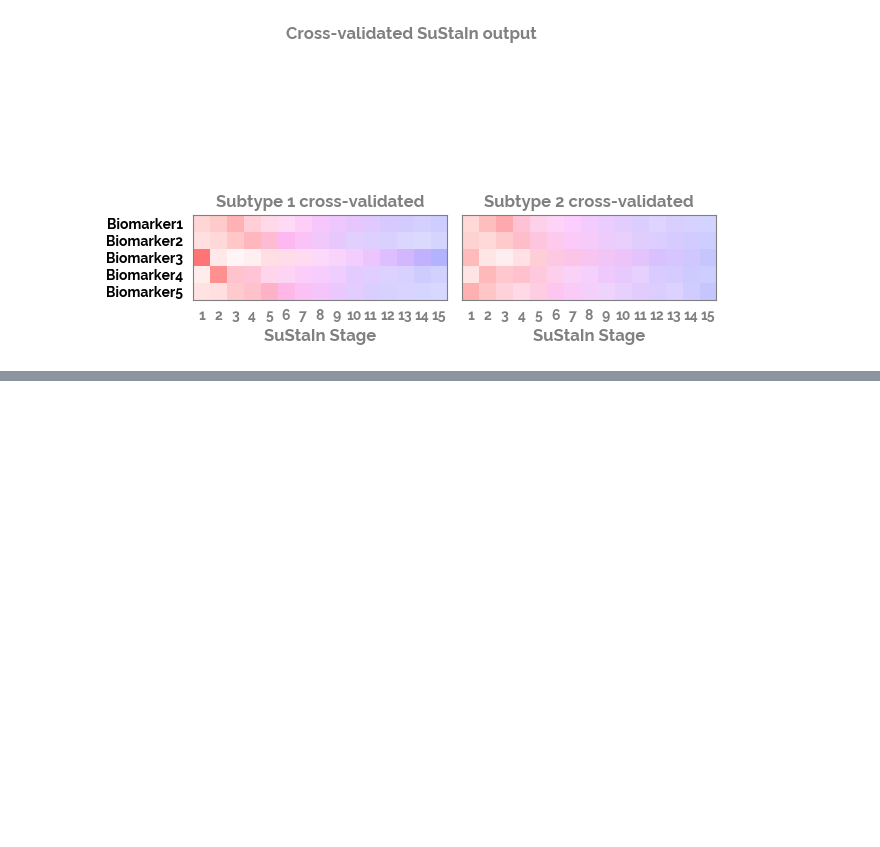
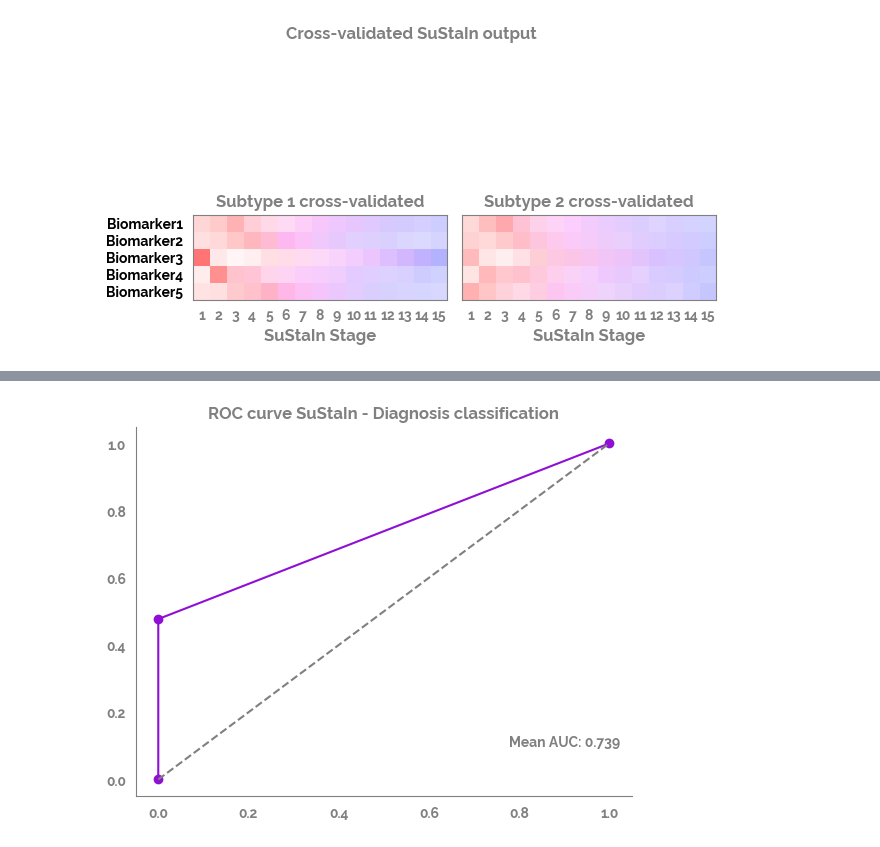
Before and after one commit to jameshtwose/Data-Science, a Jupyter notebook: Machine_learning/SuStaIn.ipynb, the cells around one changed output, grey strips where cells are left out. Cells and saved outputs as stored; diff of their text form; code cells hidden in the pictures; blank space fills up the shorter version.

```diff
--- a/Machine_learning/SuStaIn.ipynb
+++ b/Machine_learning/SuStaIn.ipynb
@@ -381,0 +406,14 @@ _ = plt.suptitle('Cross-validated SuStaIn output')
+# %%
+fpr, tpr, thresholds = roc_curve(y_true=zdata["Diagnosis"], y_score=zdata["ml_subtype"], pos_label=1, drop_intermediate=False)
+
+auc_score = auc(fpr,tpr)
+
+_ = plt.plot(fpr, tpr)
+_ = plt.scatter(fpr, tpr)
+
+_ = plt.annotate(xy=(0.9, 0.1), text=f"Mean AUC: {round(np.mean(auc_score),3)}", ha="center")
+_ = plt.plot([0,1], [0, 1], c="grey", ls="--")
+_ = plt.title(f'ROC curve SuStaIn - Diagnosis classification')
+_ = sns.despine()
+# %% [output]
+[figure, added]
```
Also changed, not shown: parts of 4 cells of this notebook.
